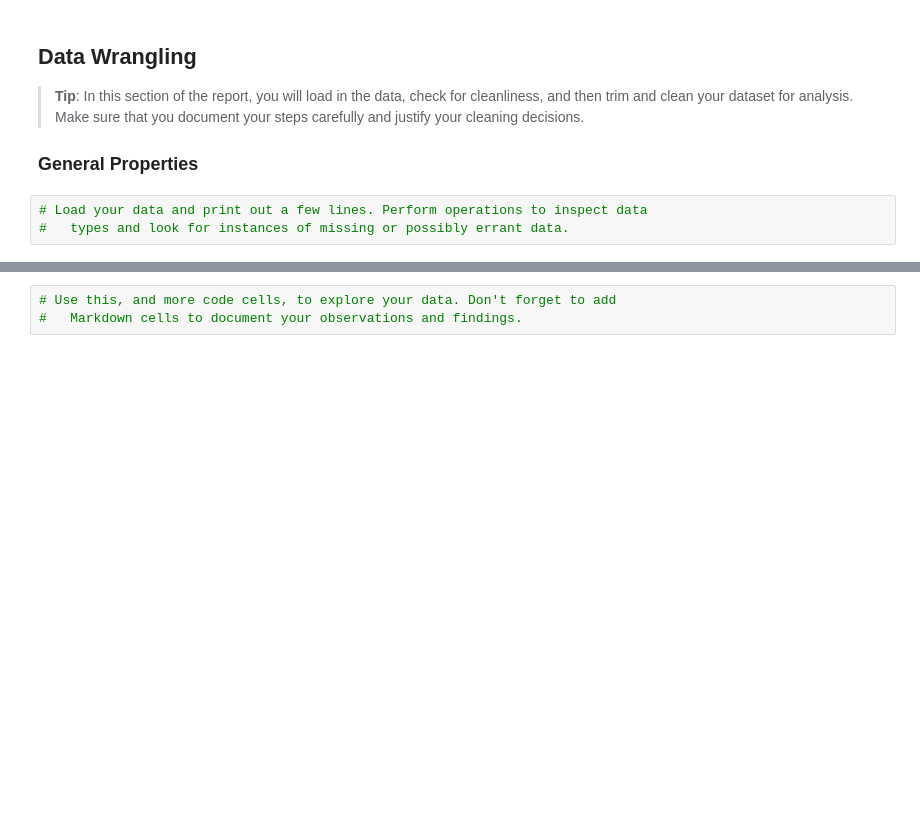
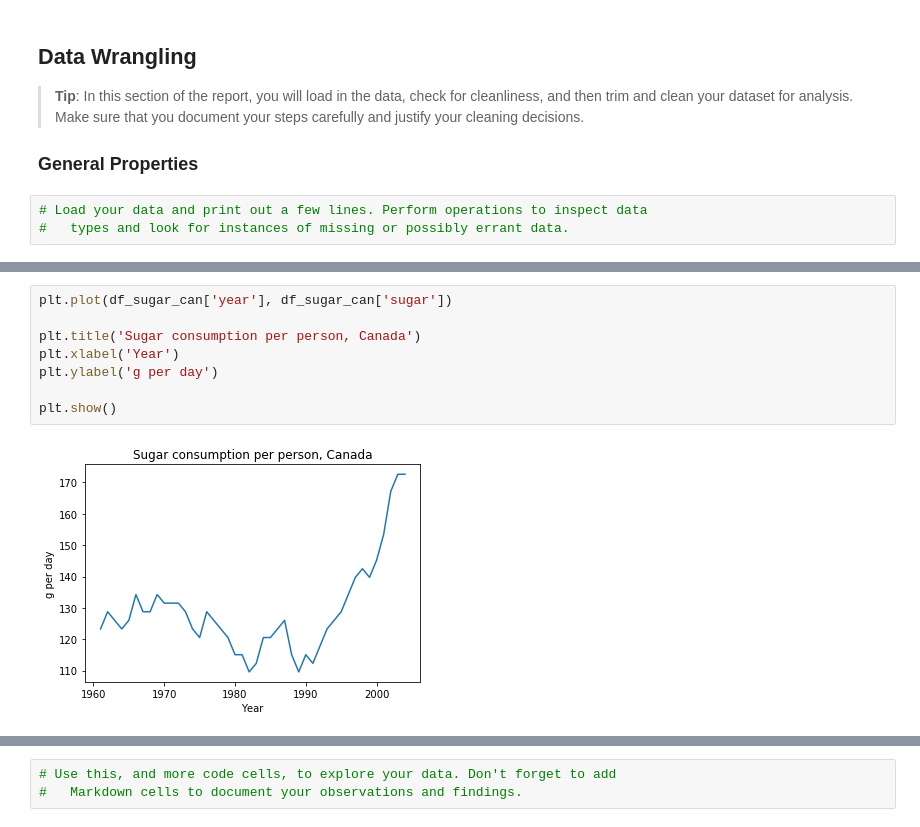
Before and after one commit to szimmers/udacity-dand-term1, a Jupyter notebook: dataset_investigation/report_canada_youth_suicide.ipynb, the cells around one changed output, grey strips where cells are left out. Drawn from its saved outputs; the diff is of its cells as text; blank space fills up the shorter version.

```diff
--- a/dataset_investigation/report_canada_youth_suicide.ipynb
+++ b/dataset_investigation/report_canada_youth_suicide.ipynb
@@ -69,0 +251,10 @@ import matplotlib.pyplot as plt
+# %%
+plt.plot(df_sugar_can['year'], df_sugar_can['sugar'])
+
+plt.title('Sugar consumption per person, Canada')
+plt.xlabel('Year')
+plt.ylabel('g per day')
+
+plt.show()
+# %% [output]
+[figure, added]
```
Also changed, not shown: parts of 40 cells of this notebook.
